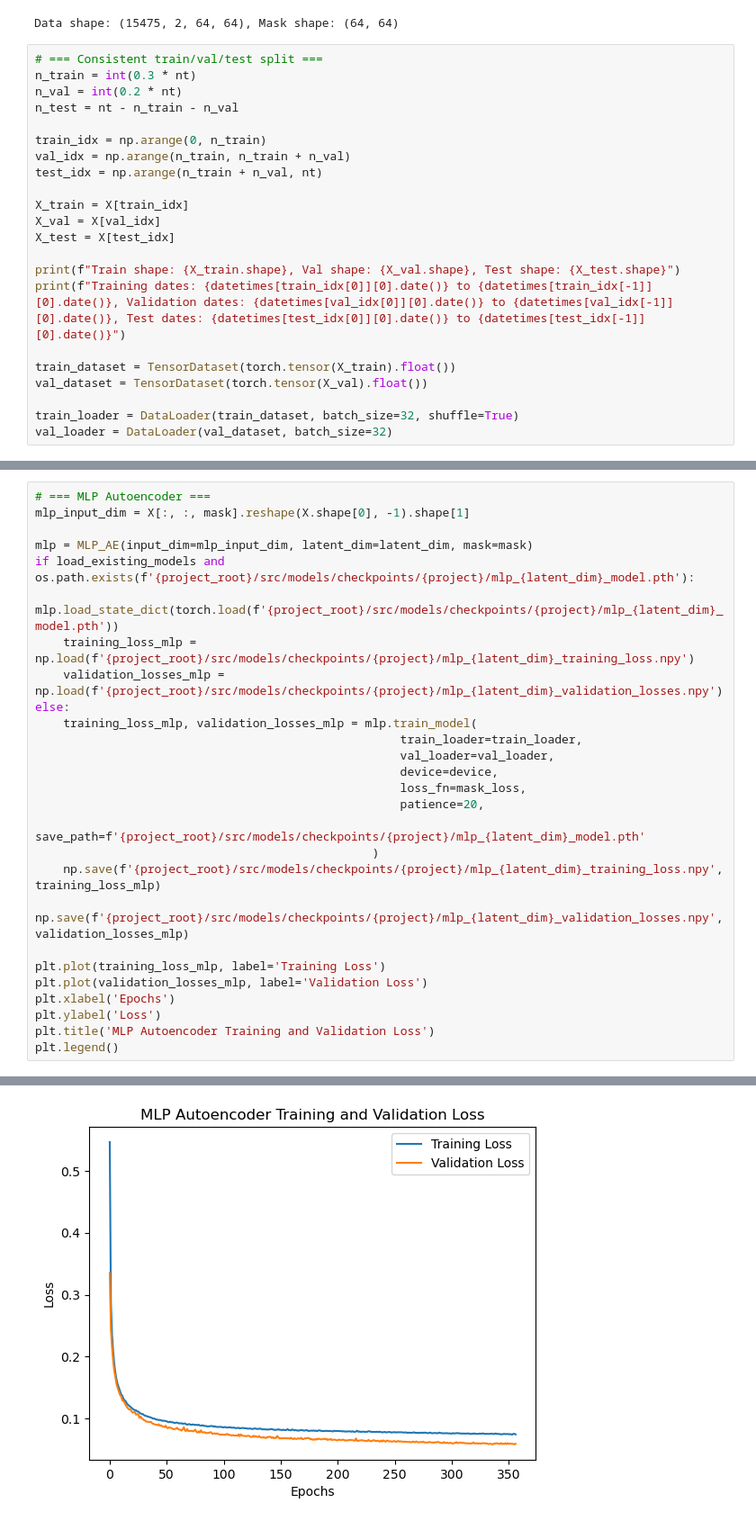
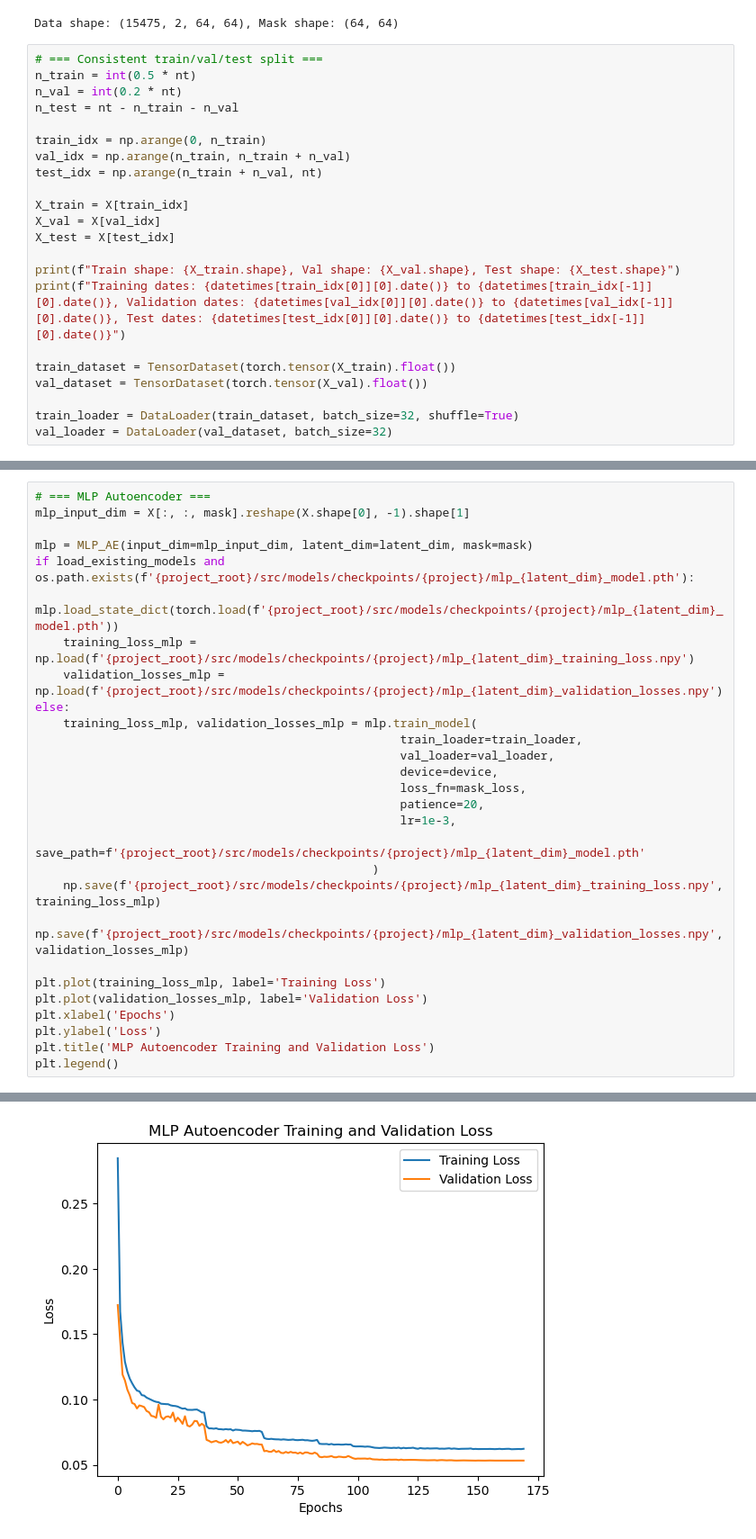
Before and after one commit to biancach/LDA_BO, a Jupyter notebook: examples/fvcom/rom/train_models.ipynb, the cells around one changed output, grey strips where cells are left out. Shown at 90% size. Drawn from its saved outputs; the diff is of its cells as text.

```diff
--- a/examples/fvcom/rom/train_models.ipynb
+++ b/examples/fvcom/rom/train_models.ipynb
@@ -53,7 +53,7 @@ print(f"Data shape: {X.shape}, Mask shape: {mask.shape}")
 Data shape: (15475, 2, 64, 64), Mask shape: (64, 64)
 # %%
 # === Consistent train/val/test split ===
-n_train = int(0.3 * nt)
+n_train = int(0.5 * nt)
 n_val = int(0.2 * nt)
 n_test = nt - n_train - n_val
 
@@ -100,6 +100,7 @@ else:
                                                     device=device,
                                                     loss_fn=mask_loss,
                                                     patience=20,
+                                                    lr=1e-3,
                                                     save_path=f'{project_root}/src/models/checkpoints/{project}/mlp_{latent_dim}_model.pth'
                                                 )
     np.save(f'{project_root}/src/models/checkpoints/{project}/mlp_{latent_dim}_training_loss.npy', training_loss_mlp)
@@ -132,5 +133,5 @@ Early stopping at epoch 357
 <matplotlib.legend.Legend at 0x...>
-[figure, old version]
+[figure, new version]
 # %%
 # === CNN Autoencoder with mask-aware loss === #
 
```
Also changed, not shown: parts of 4 cells of this notebook, 9 other files.
